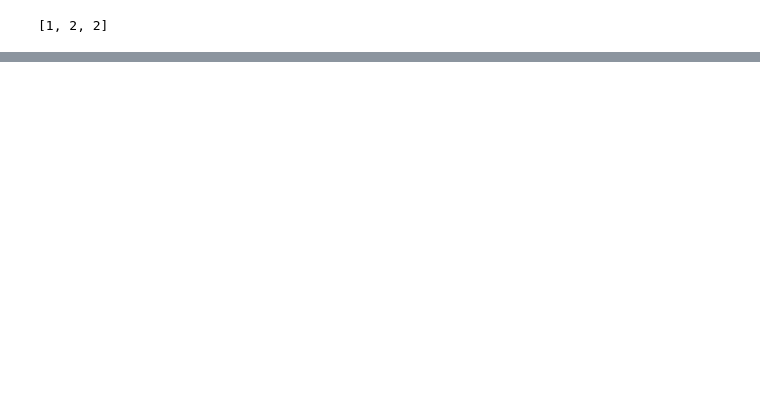
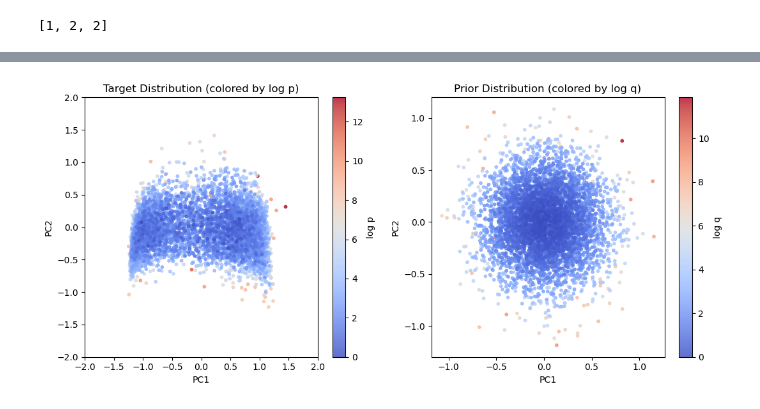
Before and after one commit to lherron2/thermodynamic-maps, a Jupyter notebook: nb/TM_nb.ipynb, the cells around one changed output, grey strips where cells are left out. Cells and saved outputs as stored; diff of their text form; code cells hidden in the pictures; blank space fills up the shorter version.

```diff
--- a/nb/TM_nb.ipynb
+++ b/nb/TM_nb.ipynb
@@ -399,0 +423,47 @@ sampler.get_adjacent_times(t, reverse=True)
+# %%
+targets, priors = [], []
+logp, logq = [], []
+
+for entry in output_dict.values():
+    try:
+        targets.append(entry["target"][0])  # coordinate row
+        priors.append(entry["prior"][0])
+        logp.append(float(entry["log_p"]))
+        logq.append(float(entry["log_q"]))
+    except:
+        None
+
+logp = -np.array(logp)
+logq = -np.array(logq)
+
+logp -= min(logp)
+logq -= min(logq)
+
+targets, priors = np.array(targets), np.array(priors)
+logp, logq = np.array(logp), np.array(logq)
+
+idxs = np.argsort(logp)[::-1]
+
+fig, axes = plt.subplots(1, 2, figsize=(11, 5))
+
+sc1 = axes[0].scatter(targets[idxs, 0], targets[idxs, 1], c=logp[idxs], cmap='coolwarm', s=10, alpha=0.8)
+axes[0].set_title("Target Distribution (colored by log p)")
+axes[0].set_xlabel("PC1")
+axes[0].set_ylabel("PC2")
+plt.colorbar(sc1, ax=axes[0], label='log p')
+
+idxs = np.argsort(logq)[::-1]
+
+sc2 = axes[1].scatter(priors[idxs, 0], priors[idxs, 1], c=logq[idxs], cmap='coolwarm', s=10, alpha=0.8)
+axes[1].set_title("Prior Distribution (colored by log q)")
+axes[1].set_xlabel("PC1")
+axes[1].set_ylabel("PC2")
+plt.colorbar(sc2, ax=axes[1], label='log q')
+
+axes[0].set_xlim(-2,2)
+axes[0].set_ylim(-2,2)
+
+plt.tight_layout()
+plt.show()
+# %% [output]
+[figure, added]
```
Also changed, not shown: parts of 27 cells of this notebook.
